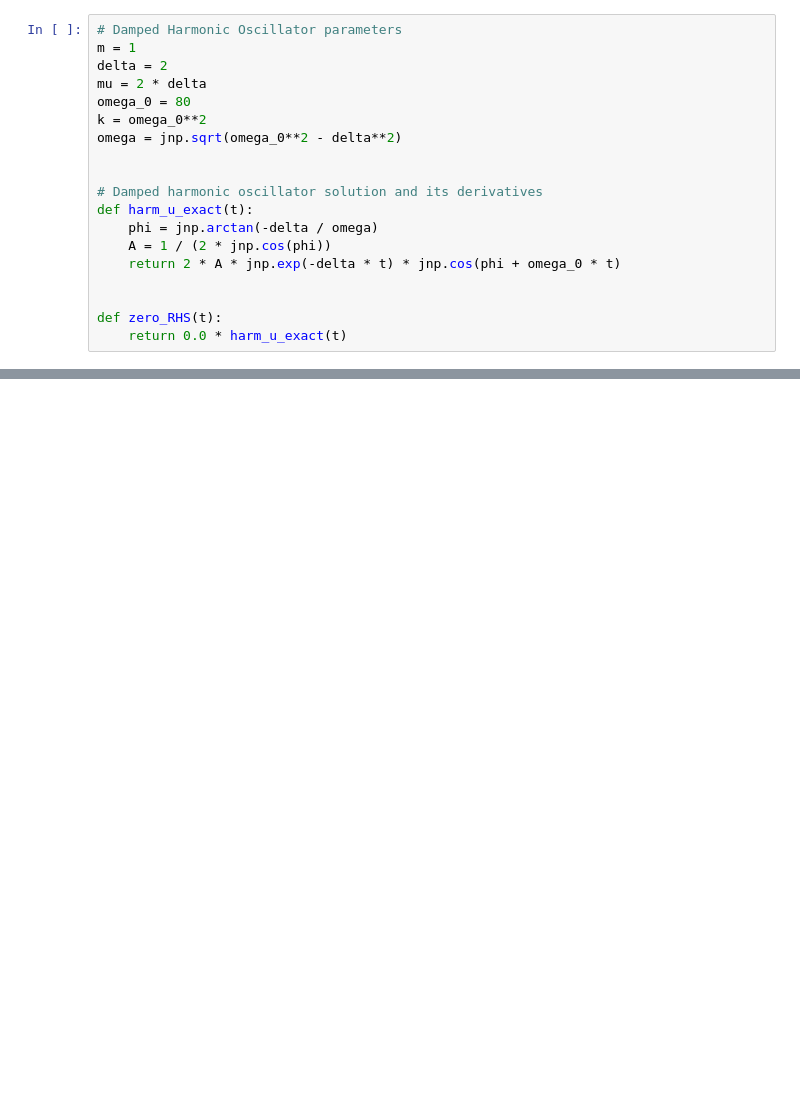
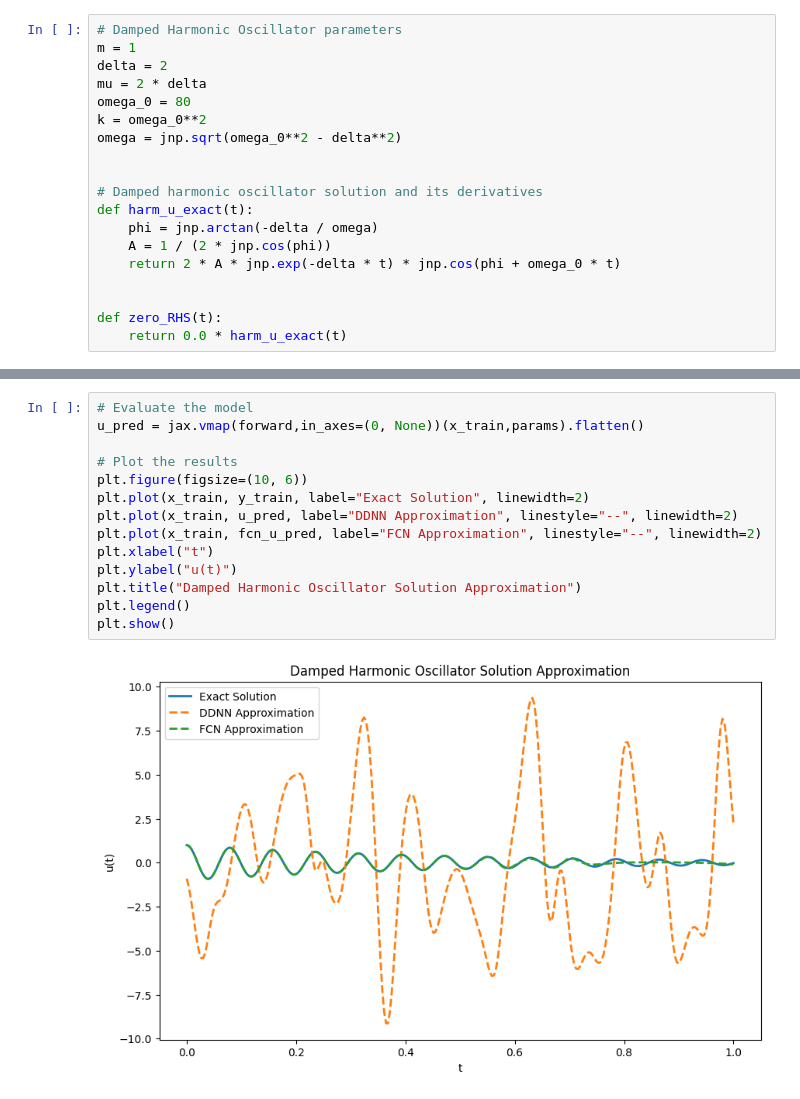
Before and after one commit to strathanderson/ELM-FBPINN, a Jupyter notebook: elmfbpinns/example/1D_harmonic_oscillator.ipynb, the cells around one changed output, grey strips where cells are left out. Cells and saved outputs as stored; diff of their text form; blank space fills up the shorter version.

```diff
--- a/elmfbpinns/example/1D_harmonic_oscillator.ipynb
+++ b/elmfbpinns/example/1D_harmonic_oscillator.ipynb
@@ -145,0 +345,16 @@ Array([[-1.8654226e+01, -1.6559146e-01,  1.3264614e-01,  3.3505218e+00,
+# %%
+# Evaluate the model
+u_pred = jax.vmap(forward,in_axes=(0, None))(x_train,params).flatten()
+
+# Plot the results
+plt.figure(figsize=(10, 6))
+plt.plot(x_train, y_train, label="Exact Solution", linewidth=2)
+plt.plot(x_train, u_pred, label="DDNN Approximation", linestyle="--", linewidth=2)
+plt.plot(x_train, fcn_u_pred, label="FCN Approximation", linestyle="--", linewidth=2)
+plt.xlabel("t")
+plt.ylabel("u(t)")
+plt.title("Damped Harmonic Oscillator Solution Approximation")
+plt.legend()
+plt.show()
+# %% [output]
+[figure, added]
```
Also changed, not shown: parts of 18 cells of this notebook, 11 other files.
